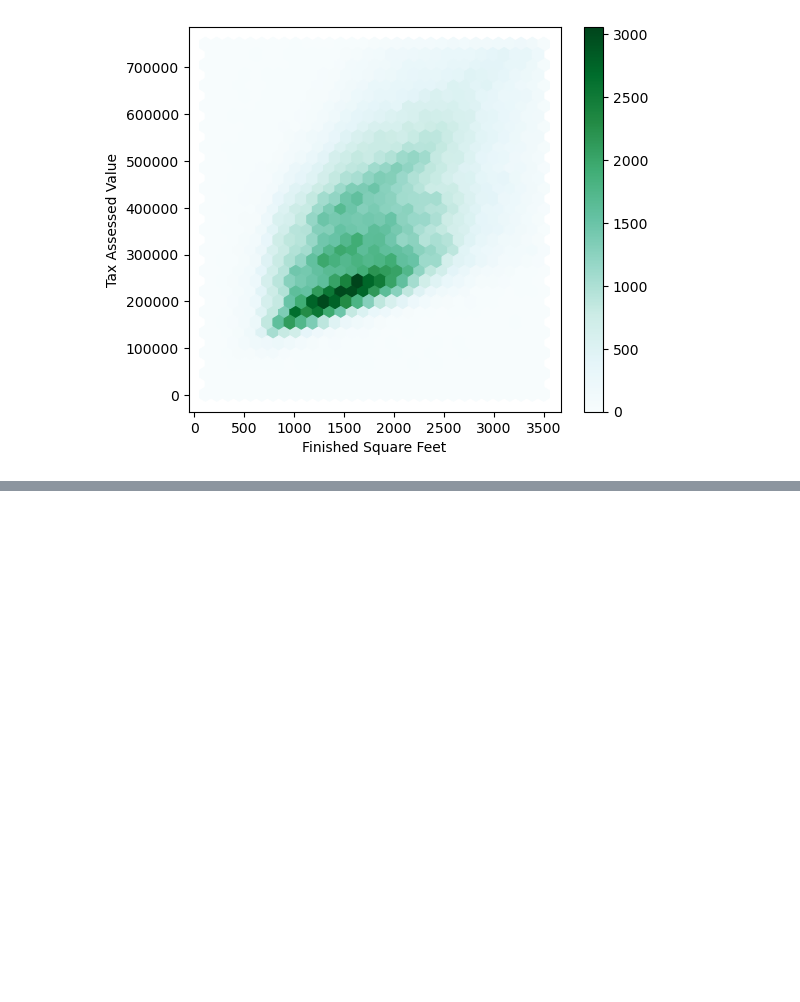
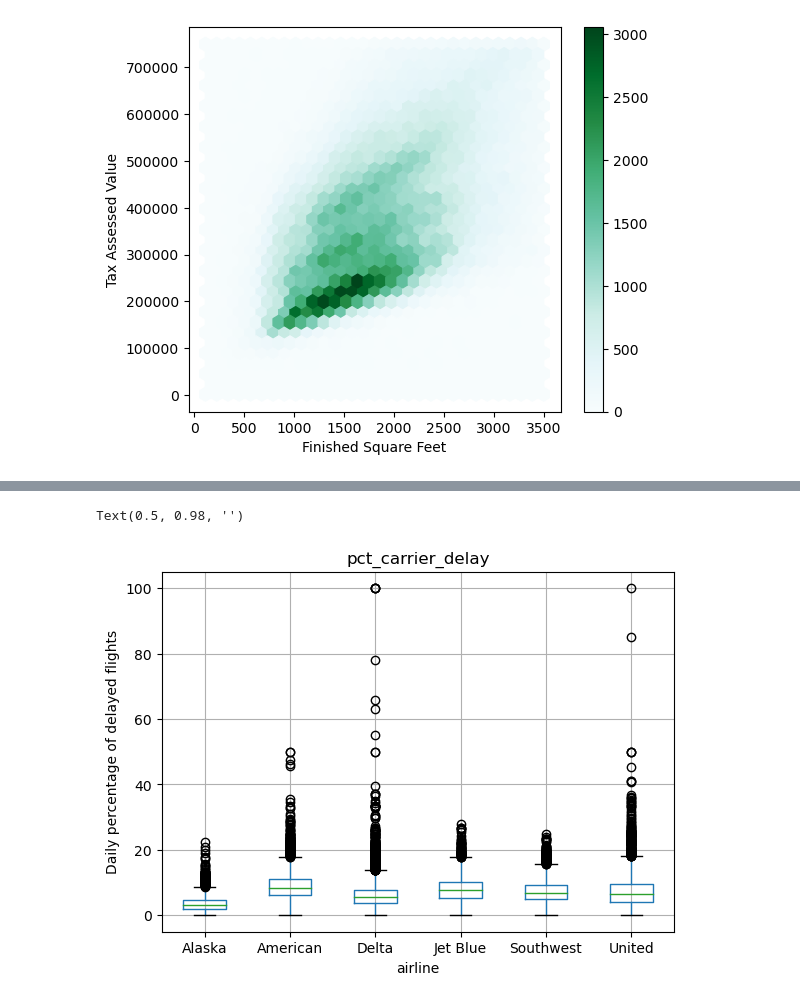
Before and after one commit to shailesh097/statistics_datascience, a Jupyter notebook: main.ipynb, the cells around one changed output, grey strips where cells are left out. Saved outputs shown, nothing was run; the diff lists cells and outputs as text; code cells hidden in the pictures; blank space fills up the shorter version.

```diff
--- a/main.ipynb
+++ b/main.ipynb
@@ -241,0 +309,3 @@ Text(0, 0.5, 'Tax Assessed Value')
+# %%
+air_stats = pd.read_csv('data/airline_stats.csv')
+air_stats.head()
@@ -241,0 +319,8 @@ Text(0, 0.5, 'Tax Assessed Value')
+# %%
+ax = air_stats.boxplot(by='airline', column='pct_carrier_delay')
+ax.set_label('')
+ax.set_ylabel('Daily percentage of delayed flights')
+plt.suptitle('')
+# %% [output]
+Text(0.5, 0.98, '')
+[figure, added]
```
Also changed, not shown: parts of 11 cells of this notebook.
